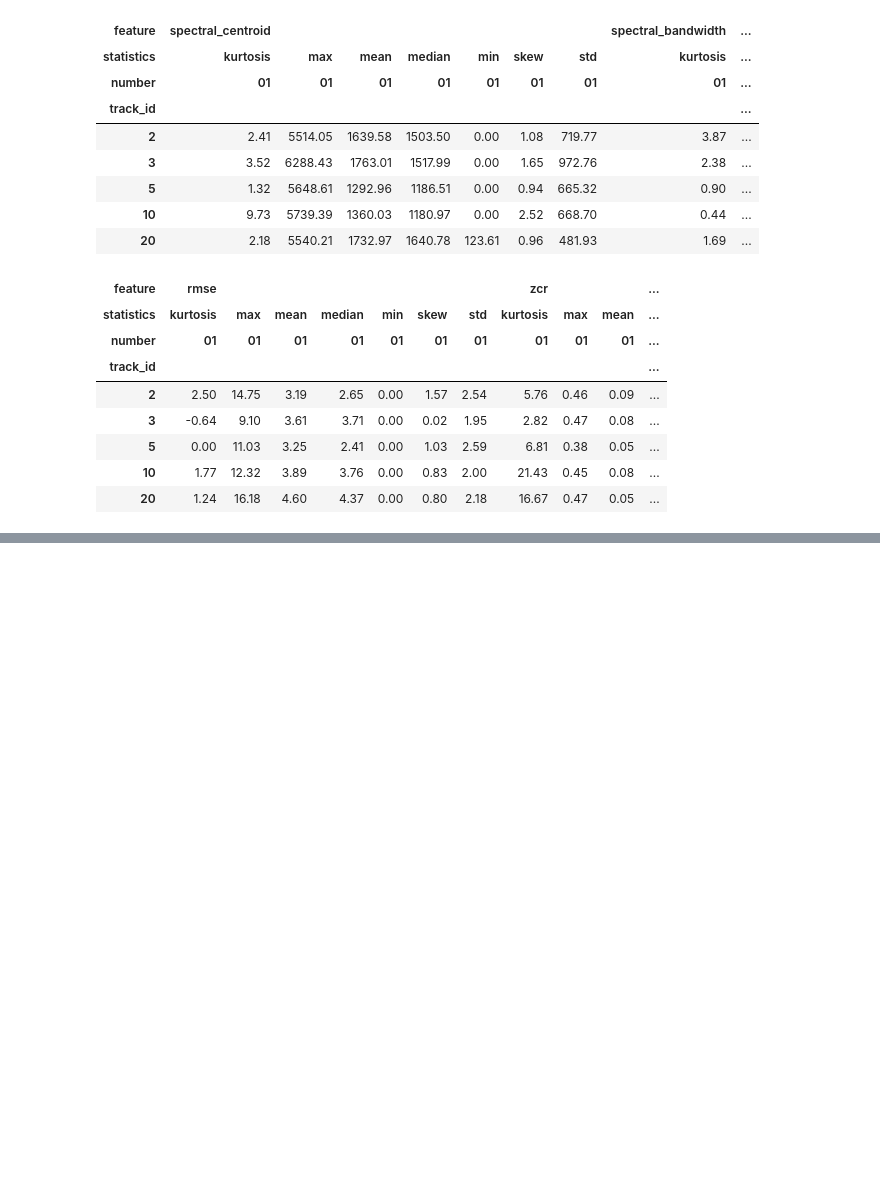
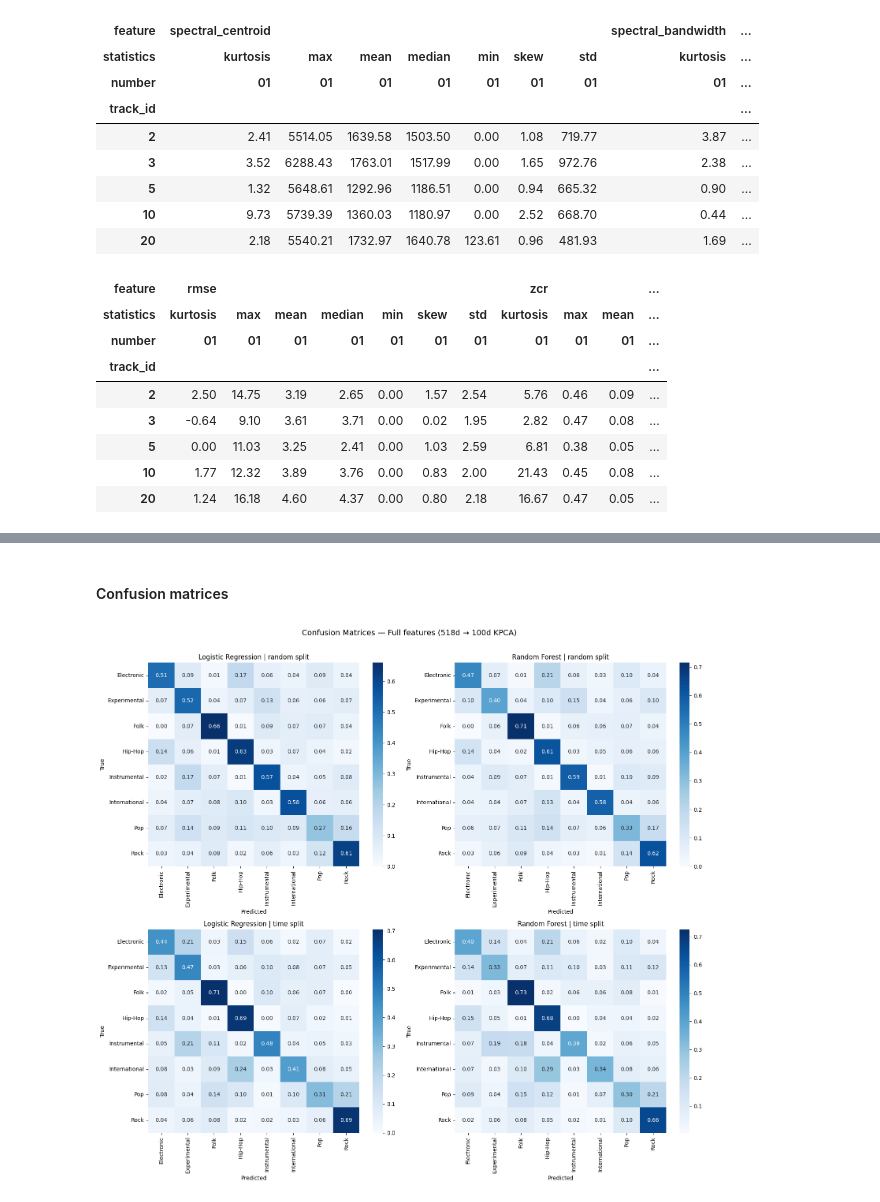
Before and after one commit to kkawula/music-genre-classification, a Jupyter notebook: notebook.ipynb, the cells around one changed output, grey strips where cells are left out. Cells and saved outputs as stored; diff of their text form; code cells hidden in the pictures; blank space fills up the shorter version.

```diff
--- a/notebook.ipynb
+++ b/notebook.ipynb
@@ -167,0 +646,29 @@ for column in columns:
+# %% [markdown]
+#### Confusion matrices
+# %%
+fig, axes = plt.subplots(2, 2, figsize=(16, 14))
+
+configs = [
+    ('Full (518d)', 'random', 'Logistic Regression'),
+    ('Full (518d)', 'random', 'Random Forest'),
+    ('Full (518d)', 'time', 'Logistic Regression'),
+    ('Full (518d)', 'time', 'Random Forest'),
+]
+
+for ax, (feat, split, model_name) in zip(axes.flat, configs):
+    _, X_test, _, y_test = reduced_data[(feat, split)]
+    model, y_pred, _ = fitted_models[(feat, split, model_name)]
+
+    cm = confusion_matrix(y_test, y_pred, labels=classes)
+    cm_norm = cm.astype(float) / cm.sum(axis=1, keepdims=True)
+
+    sns.heatmap(cm_norm, annot=True, fmt='.2f', cmap='Blues',
+                xticklabels=classes, yticklabels=classes, ax=ax)
+    ax.set_xlabel('Predicted')
+    ax.set_ylabel('True')
+    ax.set_title(f'{model_name} | {split} split')
+
+plt.suptitle('Confusion Matrices — Full features (518d → 100d KPCA)', y=1.01, fontsize=14)
+plt.tight_layout()
+# %% [output]
+[figure, added]
```
Also changed, not shown: parts of 39 cells of this notebook, 3 other files.
